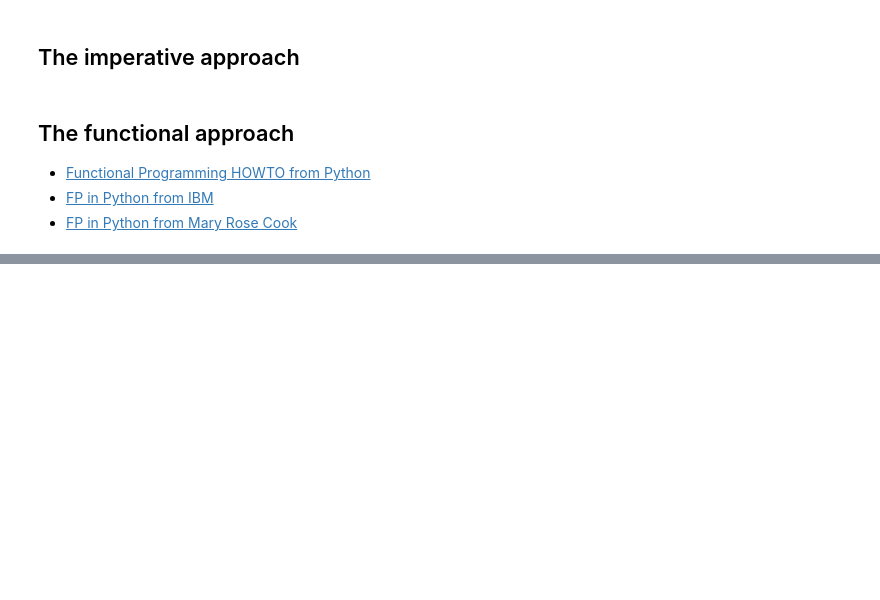
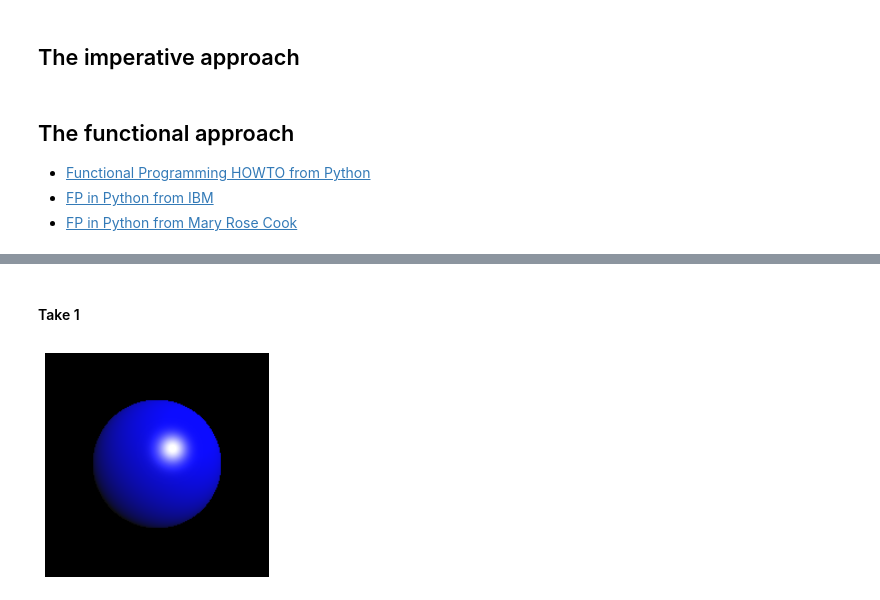
Before and after one commit to asberk/ubcs3, a Jupyter notebook: Python utilities.ipynb, the cells around one changed output, grey strips where cells are left out. Drawn from its saved outputs; the diff is of its cells as text; code cells hidden in the pictures; blank space fills up the shorter version.

```diff
--- a/Python utilities.ipynb
+++ b/Python utilities.ipynb
@@ -235,0 +631,2 @@ World!
+# %% [markdown]
+#### Take 1
@@ -235,0 +748,6 @@ World!
+# %%
+img = run()
+plt.imshow(img);
+plt.xticks([]); plt.yticks([]);
+# %% [output]
+[figure, added]
```
Also changed, not shown: parts of 77 cells of this notebook.
